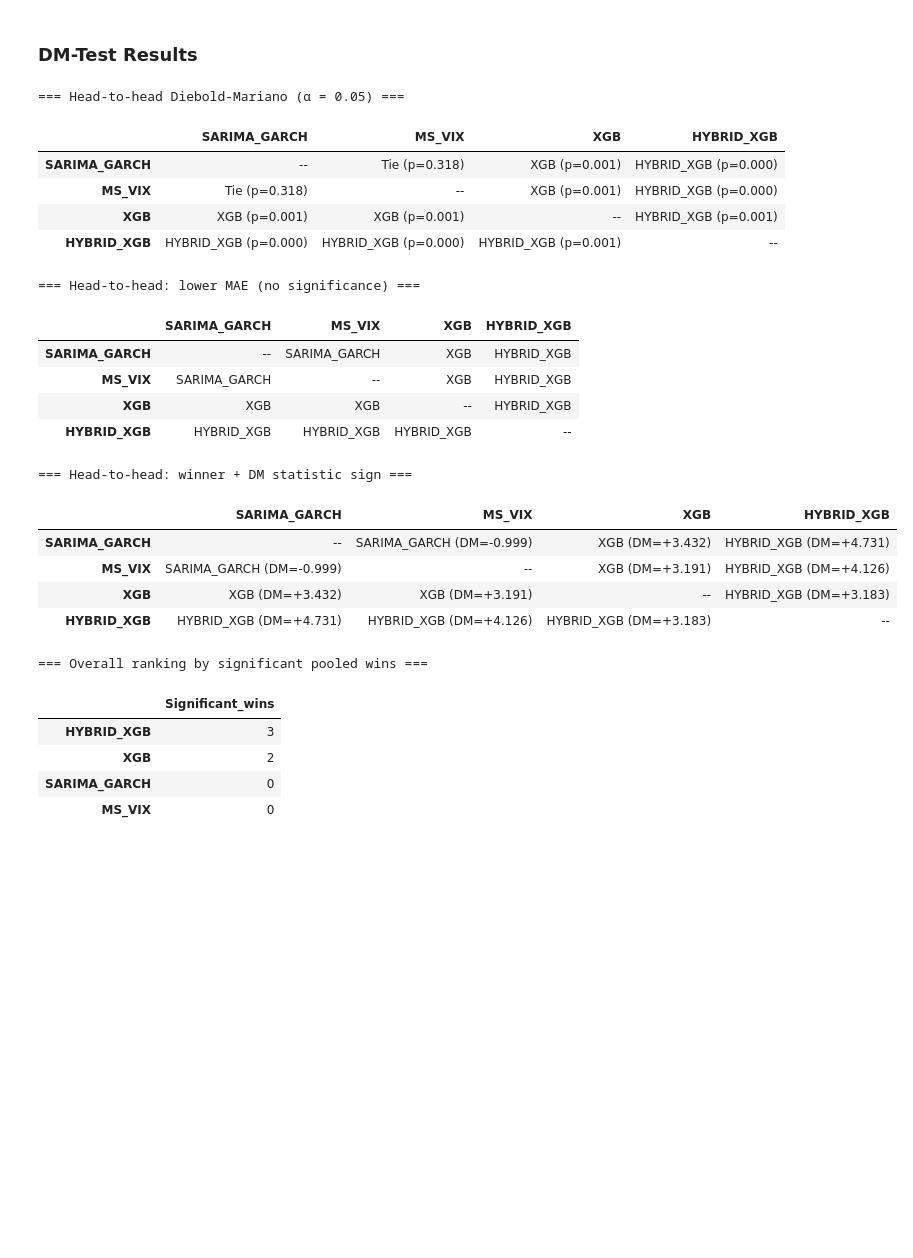
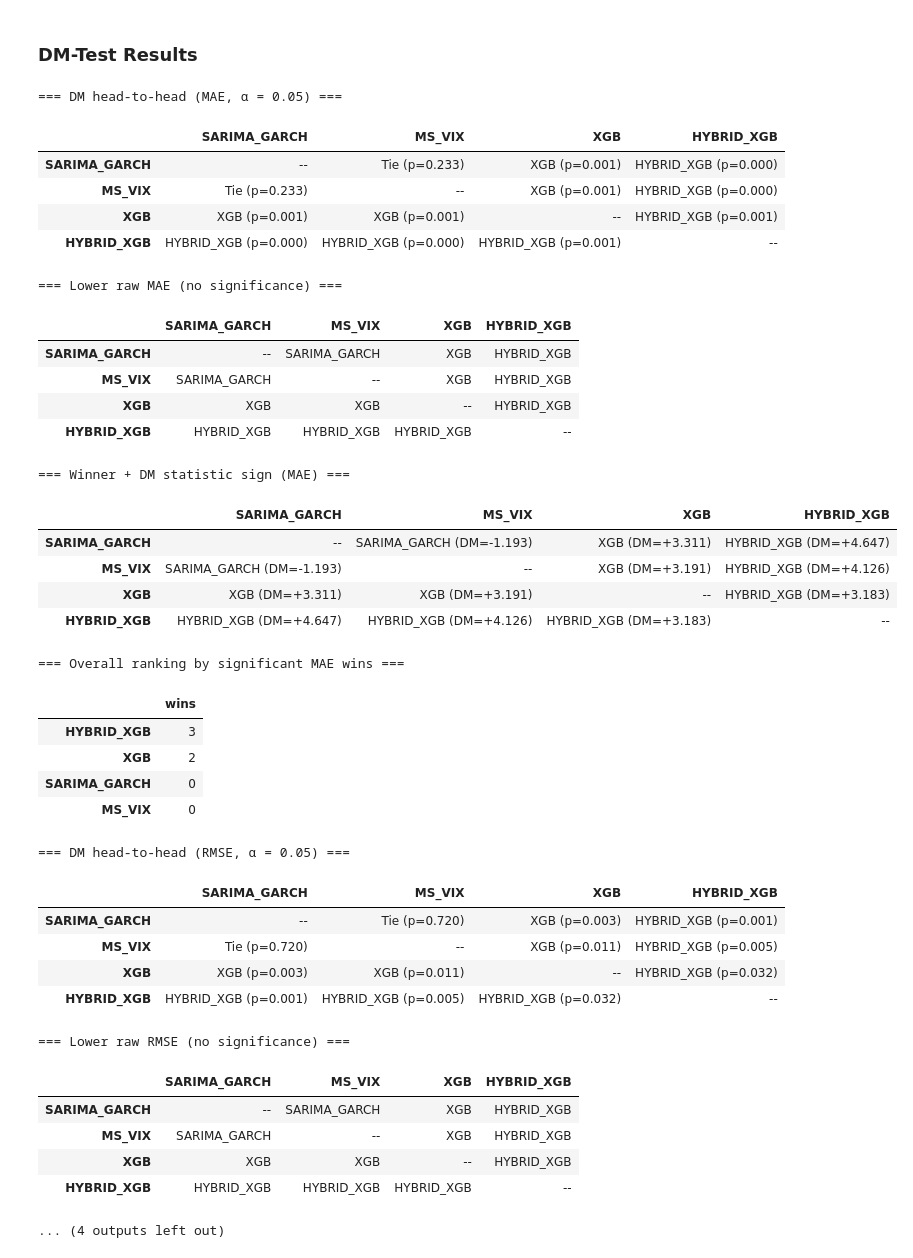
Before and after one commit to AatishDA1/ETF_TD_Forecasting, a Jupyter notebook: etf_te_forecsating_models/etf_te_forecasting_v1.ipynb, the cells around one changed output. Drawn from its saved outputs; the diff is of its cells as text; code cells hidden in the pictures; blank space fills up the shorter version.

```diff
--- a/etf_te_forecsating_models/etf_te_forecasting_v1.ipynb
+++ b/etf_te_forecsating_models/etf_te_forecasting_v1.ipynb
@@ -1973,4 +1974,10 @@ R2 mean ± std : 0.605077 ± 0.223307
 # %%
 model_order = ["SARIMA_GARCH", "MS_VIX", "XGB", "HYBRID_XGB"]
 alpha       = 0.05
+frames_raw  = {
+    "SARIMA_GARCH": sarima_garch_forecast_df,
+    "MS_VIX"      : ms_vix_forecast_df,
+    "XGB"         : xgboost_results["forecast_df"],
+    "HYBRID_XGB"  : hybrid_results["forecast_df"],
+}
 # %%
@@ -2149,39 +2073,51 @@ rank_df = (pd.Series(wins, name="Significant_wins")
 ### DM-Test Results
 # %%
 # Display the results
-print("=== Head-to-head Diebold-Mariano (α = 0.05) ===")
-display(grid_sig)
-
-print("\n=== Head-to-head: lower MAE (no significance) ===")
-display(grid_raw)
-
-print("\n=== Head-to-head: winner + DM statistic sign ===")
-display(grid_dm)
-
-print("\n=== Overall ranking by significant pooled wins ===")
-display(rank_df)
+for loss in ["mae","rmse"]:
+    lab = loss.upper()
+    print(f"\n=== DM head-to-head ({lab}, α = {alpha}) ===")
+    display(results[loss]["sig"])
+    print(f"\n=== Lower raw {lab} (no significance) ===")
+    display(results[loss]["raw"])
+    print(f"\n=== Winner + DM statistic sign ({lab}) ===")
+    display(results[loss]["dm"])
+    print(f"\n=== Overall ranking by significant {lab} wins ===")
+    display(results[loss]["rank"])
 # %% [output]
-=== Head-to-head Diebold-Mariano (α = 0.05) ===
+=== DM head-to-head (MAE, α = 0.05) ===
 |  | SARIMA_GARCH | MS_VIX | XGB | HYBRID_XGB |
-| SARIMA_GARCH | -- | Tie (p=0.318) | XGB (p=0.001) | HYBRID_XGB (p=0.000) |
-| MS_VIX | Tie (p=0.318) | -- | XGB (p=0.001) | HYBRID_XGB (p=0.000) |
+| SARIMA_GARCH | -- | Tie (p=0.233) | XGB (p=0.001) | HYBRID_XGB (p=0.000) |
+| MS_VIX | Tie (p=0.233) | -- | XGB (p=0.001) | HYBRID_XGB (p=0.000) |
 | XGB | XGB (p=0.001) | XGB (p=0.001) | -- | HYBRID_XGB (p=0.001) |
 | HYBRID_XGB | HYBRID_XGB (p=0.000) | HYBRID_XGB (p=0.000) | HYBRID_XGB (p=0.001) | -- |
-=== Head-to-head: lower MAE (no significance) ===
+=== Lower raw MAE (no significance) ===
 |  | SARIMA_GARCH | MS_VIX | XGB | HYBRID_XGB |
 | SARIMA_GARCH | -- | SARIMA_GARCH | XGB | HYBRID_XGB |
 | MS_VIX | SARIMA_GARCH | -- | XGB | HYBRID_XGB |
 | XGB | XGB | XGB | -- | HYBRID_XGB |
 | HYBRID_XGB | HYBRID_XGB | HYBRID_XGB | HYBRID_XGB | -- |
-=== Head-to-head: winner + DM statistic sign ===
+=== Winner + DM statistic sign (MAE) ===
 |  | SARIMA_GARCH | MS_VIX | XGB | HYBRID_XGB |
-| SARIMA_GARCH | -- | SARIMA_GARCH (DM=-0.999) | XGB (DM=+3.432) | HYBRID_XGB (DM=+4.731) |
-| MS_VIX | SARIMA_GARCH (DM=-0.999) | -- | XGB (DM=+3.191) | HYBRID_XGB (DM=+4.126) |
-| XGB | XGB (DM=+3.432) | XGB (DM=+3.191) | -- | HYBRID_XGB (DM=+3.183) |
-| HYBRID_XGB | HYBRID_XGB (DM=+4.731) | HYBRID_XGB (DM=+4.126) | HYBRID_XGB (DM=+3.183) | -- |
+| SARIMA_GARCH | -- | SARIMA_GARCH (DM=-1.193) | XGB (DM=+3.311) | HYBRID_XGB (DM=+4.647) |
+| MS_VIX | SARIMA_GARCH (DM=-1.193) | -- | XGB (DM=+3.191) | HYBRID_XGB (DM=+4.126) |
+| XGB | XGB (DM=+3.311) | XGB (DM=+3.191) | -- | HYBRID_XGB (DM=+3.183) |
+| HYBRID_XGB | HYBRID_XGB (DM=+4.647) | HYBRID_XGB (DM=+4.126) | HYBRID_XGB (DM=+3.183) | -- |
-=== Overall ranking by significant pooled wins ===
+=== Overall ranking by significant MAE wins ===
-|  | Significant_wins |
+|  | wins |
 | HYBRID_XGB | 3 |
 | XGB | 2 |
 | SARIMA_GARCH | 0 |
 | MS_VIX | 0 |
+=== DM head-to-head (RMSE, α = 0.05) ===
+|  | SARIMA_GARCH | MS_VIX | XGB | HYBRID_XGB |
+| SARIMA_GARCH | -- | Tie (p=0.720) | XGB (p=0.003) | HYBRID_XGB (p=0.001) |
+| MS_VIX | Tie (p=0.720) | -- | XGB (p=0.011) | HYBRID_XGB (p=0.005) |
+| XGB | XGB (p=0.003) | XGB (p=0.011) | -- | HYBRID_XGB (p=0.032) |
+| HYBRID_XGB | HYBRID_XGB (p=0.001) | HYBRID_XGB (p=0.005) | HYBRID_XGB (p=0.032) | -- |
+=== Lower raw RMSE (no significance) ===
+|  | SARIMA_GARCH | MS_VIX | XGB | HYBRID_XGB |
+| SARIMA_GARCH | -- | SARIMA_GARCH | XGB | HYBRID_XGB |
+| MS_VIX | SARIMA_GARCH | -- | XGB | HYBRID_XGB |
+| XGB | XGB | XGB | -- | HYBRID_XGB |
+| HYBRID_XGB | HYBRID_XGB | HYBRID_XGB | HYBRID_XGB | -- |
+... (4 outputs left out)
```
Also changed, not shown: parts of 9 cells of this notebook.
